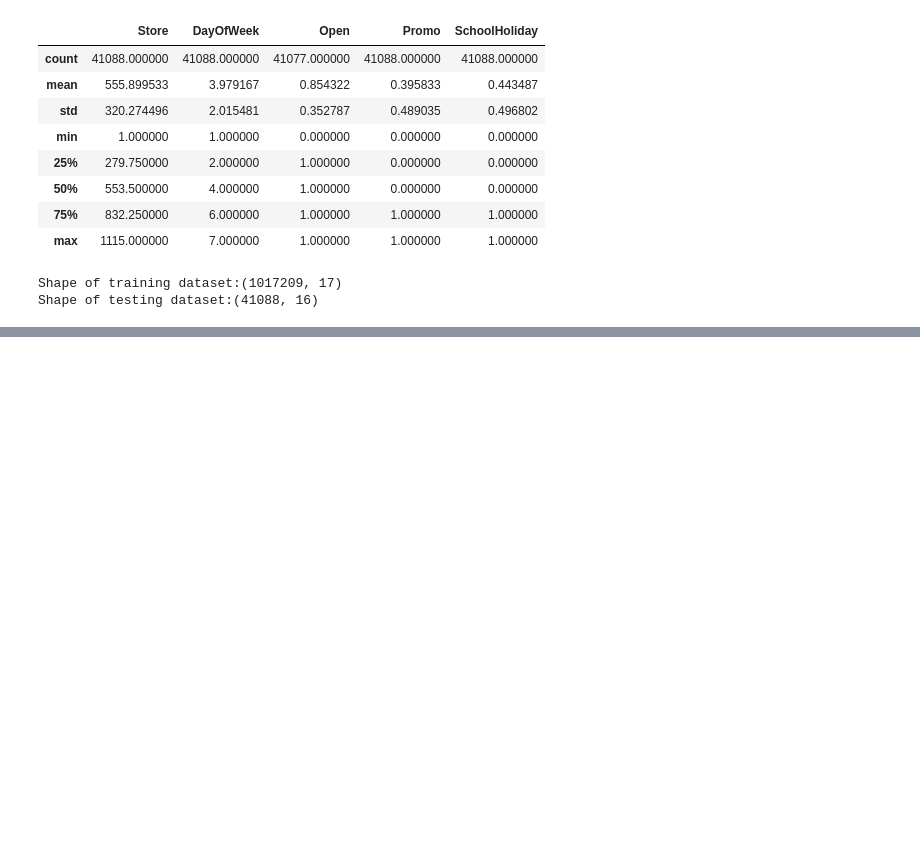
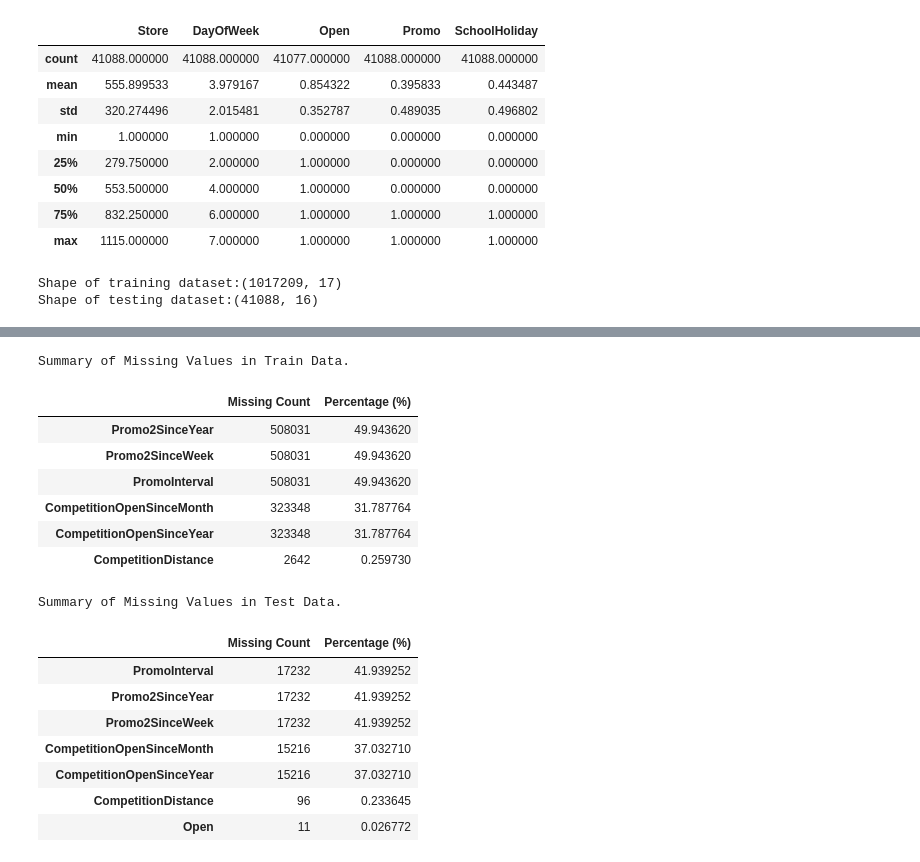
Before and after one commit to ab3lT/10-Academy-Week-4, a Jupyter notebook: notebook/eda.ipynb, the cells around one changed output, grey strips where cells are left out. Cells and saved outputs as stored; diff of their text form; code cells hidden in the pictures; blank space fills up the shorter version.

```diff
--- a/notebook/eda.ipynb
+++ b/notebook/eda.ipynb
@@ -93,3 +93,11 @@ print(f'Shape of testing dataset:{_test_data.shape} ')
 # %% [output]
 Shape of training dataset:(1017209, 17)
 Shape of testing dataset:(41088, 16)
+# %%
+# Check the types of both test and train data
+from data_processing import DataProcessing
+# Copying
+train_data = _train_data.copy()
+test_data = _test_data.copy()
+
+DataProcessing.check_data_types(train_data, test_data)
@@ -95,0 +135,28 @@ Shape of testing dataset:(41088, 16)
+# %%
+
+# Check missing values
+process_train = DataProcessing(train_data)
+process_test = DataProcessing(test_data)
+# Identify the missing data
+print('Summary of Missing Values in Train Data.')
+display(process_train.missing_data_summary())
+print('Summary of Missing Values in Test Data.')
+display(process_test.missing_data_summary())
+# %% [output]
+Summary of Missing Values in Train Data.
+|  | Missing Count | Percentage (%) |
+| Promo2SinceYear | 508031 | 49.943620 |
+| Promo2SinceWeek | 508031 | 49.943620 |
+| PromoInterval | 508031 | 49.943620 |
+| CompetitionOpenSinceMonth | 323348 | 31.787764 |
+| CompetitionOpenSinceYear | 323348 | 31.787764 |
+| CompetitionDistance | 2642 | 0.259730 |
+Summary of Missing Values in Test Data.
+|  | Missing Count | Percentage (%) |
+| PromoInterval | 17232 | 41.939252 |
+| Promo2SinceYear | 17232 | 41.939252 |
+| Promo2SinceWeek | 17232 | 41.939252 |
+| CompetitionOpenSinceMonth | 15216 | 37.032710 |
+| CompetitionOpenSinceYear | 15216 | 37.032710 |
+| CompetitionDistance | 96 | 0.233645 |
+| Open | 11 | 0.026772 |
```
Also changed, not shown: parts of 5 cells of this notebook.
